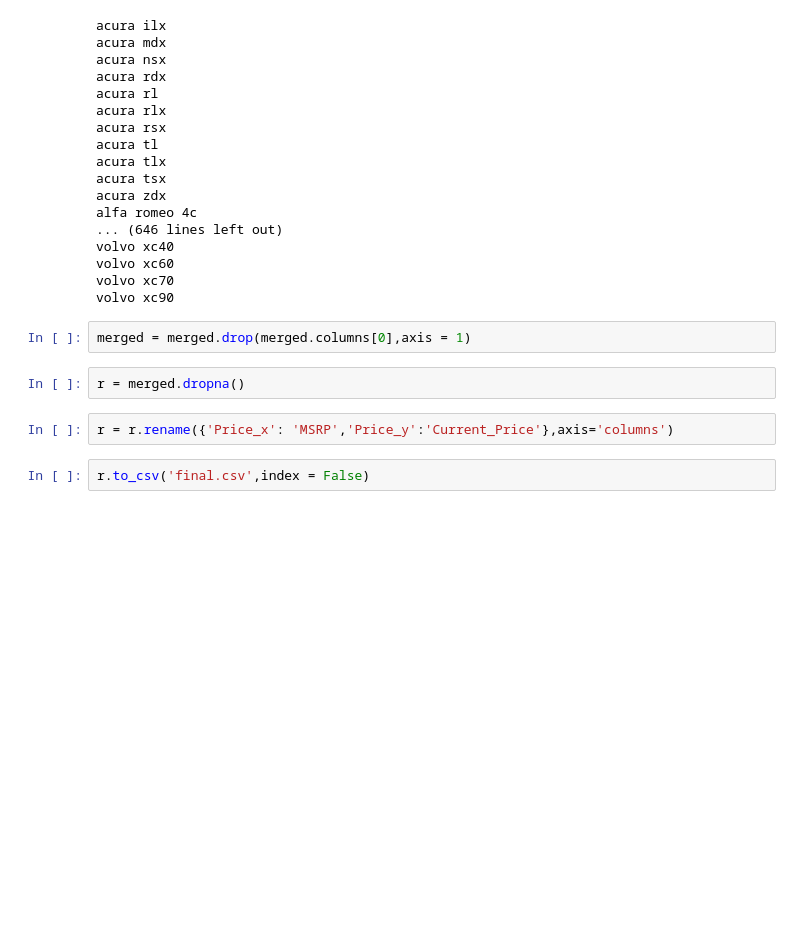
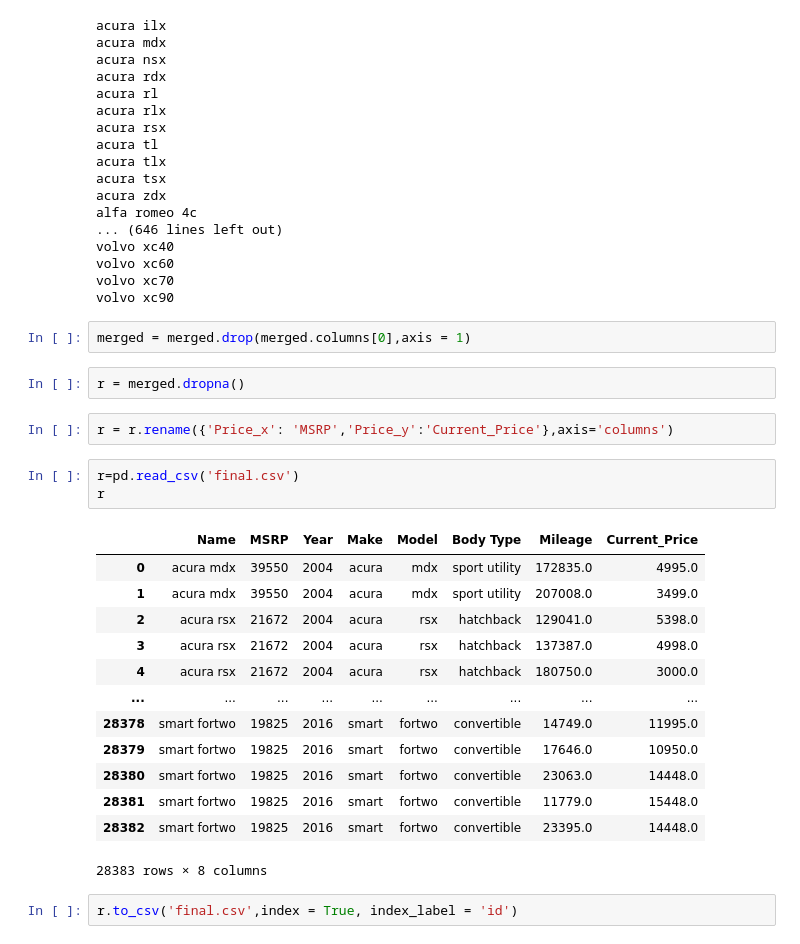
Before and after one commit to LeoGao1/DSC106_Final_Project, a Jupyter notebook: Clean_and_merge.ipynb, the cells around one changed output. Saved outputs shown, nothing was run; the diff lists cells and outputs as text; blank space fills up the shorter version.

Commit message:
modified:   Clean_and_merge.ipynb 	modified:   final.csv 	new file:   final.json 	new file:   index.html 	new file:   main.css 	new file:   main.js

```diff
--- a/Clean_and_merge.ipynb
+++ b/Clean_and_merge.ipynb
@@ -177,5 +179,22 @@ merged = merged.drop(merged.columns[0],axis = 1)
 r = merged.dropna()
 # %%
 r = r.rename({'Price_x': 'MSRP','Price_y':'Current_Price'},axis='columns')
+# %%
+r=pd.read_csv('final.csv')
+r
+# %% [output]
+|  | Name | MSRP | Year | Make | Model | Body Type | Mileage | Current_Price |
+| 0 | acura mdx | 39550 | 2004 | acura | mdx | sport utility | 172835.0 | 4995.0 |
+| 1 | acura mdx | 39550 | 2004 | acura | mdx | sport utility | 207008.0 | 3499.0 |
+| 2 | acura rsx | 21672 | 2004 | acura | rsx | hatchback | 129041.0 | 5398.0 |
+| 3 | acura rsx | 21672 | 2004 | acura | rsx | hatchback | 137387.0 | 4998.0 |
+| 4 | acura rsx | 21672 | 2004 | acura | rsx | hatchback | 180750.0 | 3000.0 |
+| ... | ... | ... | ... | ... | ... | ... | ... | ... |
+| 28378 | smart fortwo | 19825 | 2016 | smart | fortwo | convertible | 14749.0 | 11995.0 |
+| 28379 | smart fortwo | 19825 | 2016 | smart | fortwo | convertible | 17646.0 | 10950.0 |
+| 28380 | smart fortwo | 19825 | 2016 | smart | fortwo | convertible | 23063.0 | 14448.0 |
+| 28381 | smart fortwo | 19825 | 2016 | smart | fortwo | convertible | 11779.0 | 15448.0 |
+| 28382 | smart fortwo | 19825 | 2016 | smart | fortwo | convertible | 23395.0 | 14448.0 |
+28383 rows × 8 columns
 # %%
-r.to_csv('final.csv',index = False)
+r.to_csv('final.csv',index = True, index_label = 'id')
```
Also changed, not shown: parts of 4 cells of this notebook, 5 other files.
